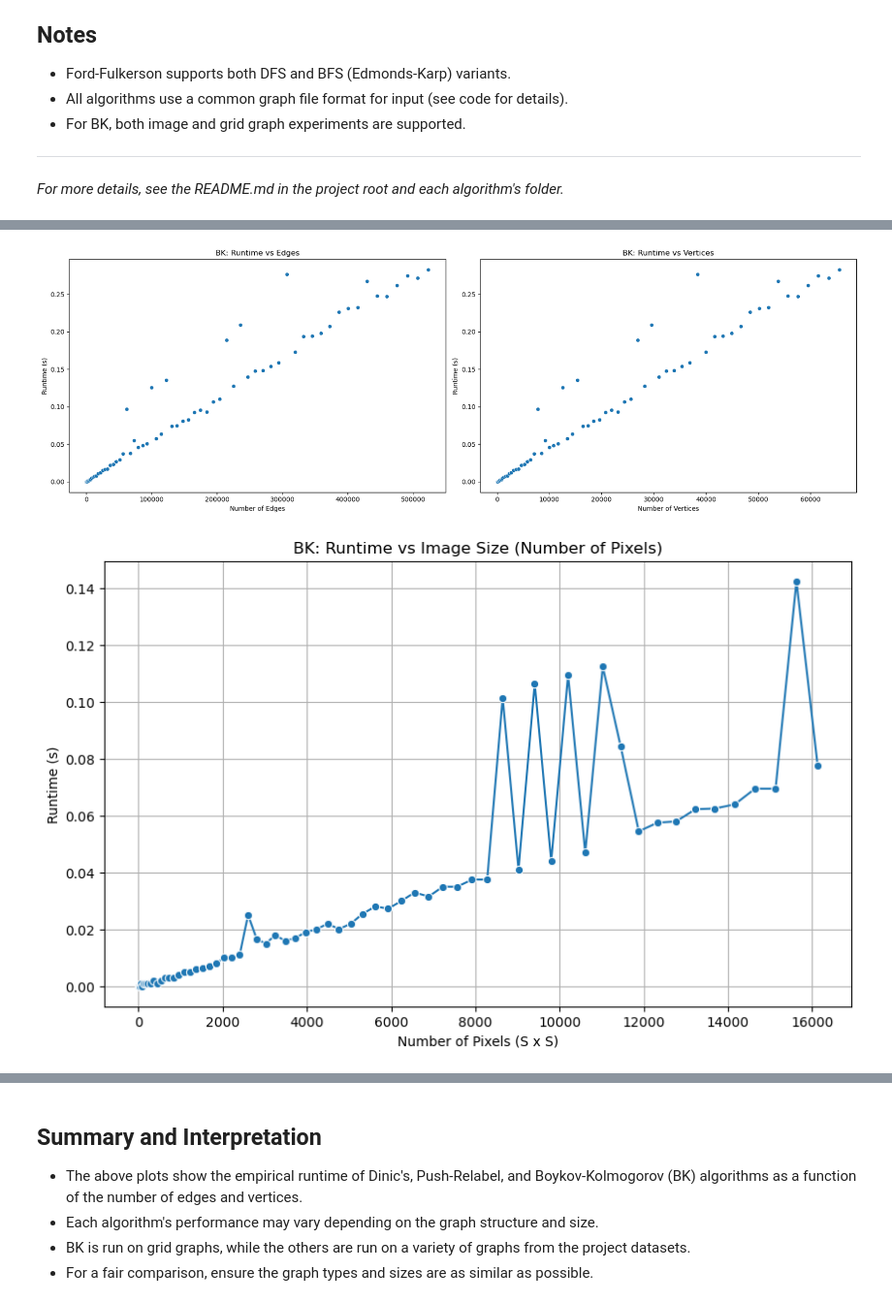
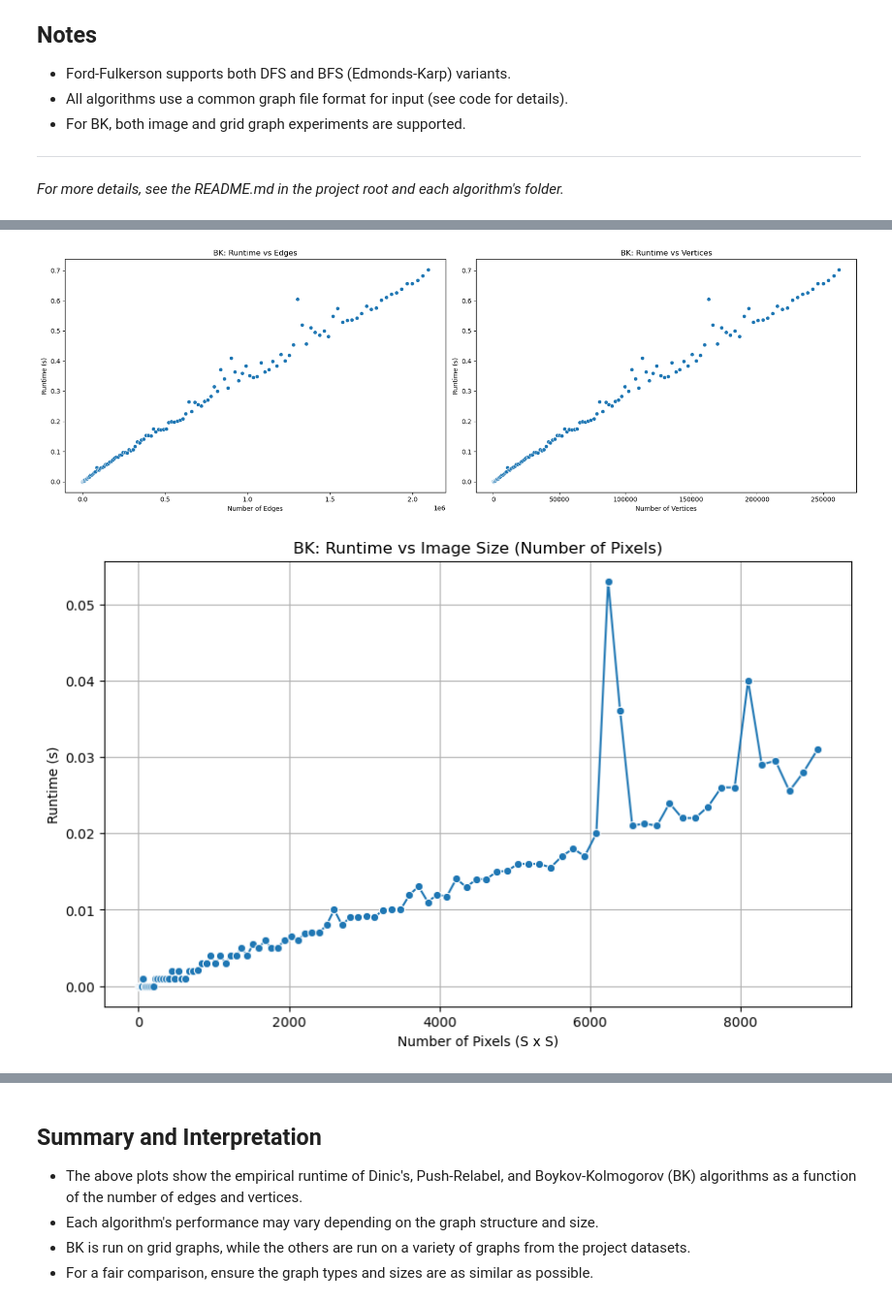
Before and after one commit to amitabh-anandpd/AAD_ProjectM25, a Jupyter notebook: main.ipynb, the cells around one changed output, grey strips where cells are left out. Shown at 97% size. Drawn from its saved outputs; the diff is of its cells as text; code cells hidden in the pictures.

```diff
--- a/main.ipynb
+++ b/main.ipynb
@@ -277,29 +277,32 @@ plt.show()
 # %%
-bk_mod = import_from_path('bk', './Boykov-Kolmogorov/simplified.py')
+bk_mod = import_from_path('bk', './Boykov-Kolmogorov/faithful.py')
 # %%
 # Run BK algorithm on its own grid graphs and collect timing data
-bk_sizes = [i for i in range(4, 257, 4)]
+bk_sizes = [i for i in range(4, 513, 4)]
 bk_times = []
 bk_vertices = []
 bk_edges = []
+bk_flows = []
 
 for S in bk_sizes:
     H = W = S
-    g = bk_mod.build_grid_graph(H, W)
+    g, S1, T = bk_mod.build_grid_graph(H, W)
     V = 2 + H * W
     E = sum(len(g.adj[u]) for u in range(g.n))
     bk_vertices.append(V)
     bk_edges.append(E)
     start = time.time()
-    g.max_flow(0, 1)
+    flow = g.max_flow(S1, T)
     end = time.time()
     bk_times.append(end - start)
+    bk_flows.append(flow)
 
 bk_df = pd.DataFrame({
     "algorithm": "BK",
     "vertices": bk_vertices,
     "edges": bk_edges,
-    "runtime": bk_times
+    "runtime": bk_times,
+    "flow": bk_flows
 })
 # %%
 %matplotlib inline
@@ -317,46 +320,46 @@ axes[1].set_ylabel("Runtime (s)")
 plt.tight_layout()
 plt.show()
 # %% [output]
-[figure, old version]
+[figure, new version]
 # %%
 # --- BK: Runtime vs Image Size Experiment ---
 import numpy as np
 from PIL import Image
 
-bk_img_sizes = [i for i in range(1, 129, 2)]
+bk_img_sizes = [i for i in range(1, 96, 1)]
 bk_img_times = []
 bk_img_pixels = []
 
 for S in bk_img_sizes:
     # Create a synthetic binary image (random foreground/background)
     img = (np.random.rand(S, S) > 0.5).astype(np.uint8) * 255
     # Convert to PIL Image if needed (BK may expect numpy array or PIL Image)
     # For this experiment, we assume BK can take a numpy array
     # If your BK implementation expects a file, save and reload as needed
     try:
-        g = bk_mod.build_grid_graph(S, S)  # Use the same grid graph builder for image size SxS
+        g, S1, T = bk_mod.build_grid_graph(S, S)  # Use the same grid graph builder for image size SxS
         start = time.time()
-        g.max_flow(0, 1)
+        g.max_flow(S1, T)
         end = time.time()
         runtime = end - start
     except Exception as e:
         runtime = np.nan
     bk_img_times.append(runtime)
     bk_img_pixels.append(S * S)
 
 bk_img_df = pd.DataFrame({
     "image_size": bk_img_sizes,
     "num_pixels": bk_img_pixels,
     "runtime": bk_img_times
 })
 
 # Plot runtime vs image size (pixels)
 plt.figure(figsize=(10, 6))
 sns.lineplot(data=bk_img_df, x="num_pixels", y="runtime", marker="o")
 plt.title("BK: Runtime vs Image Size (Number of Pixels)")
 plt.xlabel("Number of Pixels (S x S)")
 plt.ylabel("Runtime (s)")
 plt.grid(True)
 plt.show()
 # %% [output]
-[figure, old version]
+[figure, new version]
```
Also changed, not shown: parts of 4 cells of this notebook, 2 other files.
